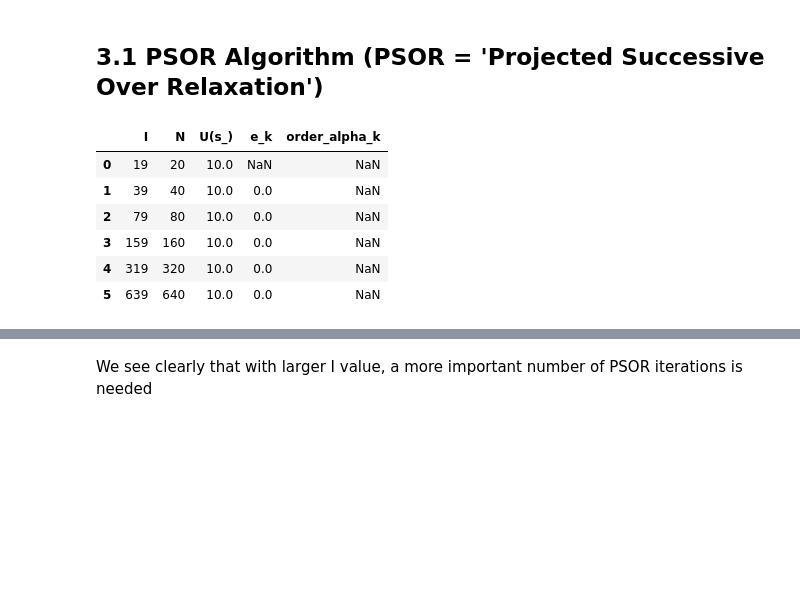
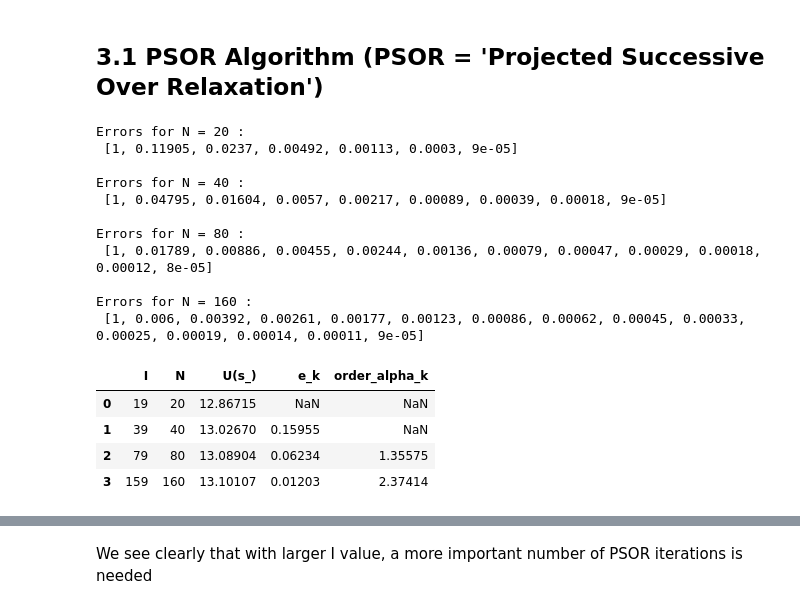
Before and after one commit to SHAO-Nuoya/EDP-in-Finance, a Jupyter notebook: TP2.ipynb, the cells around one changed output, grey strips where cells are left out. Drawn from its saved outputs; the diff is of its cells as text; code cells hidden in the pictures; blank space fills up the shorter version.

```diff
--- a/TP2.ipynb
+++ b/TP2.ipynb
@@ -206,7 +235,7 @@ def dic() -> dict:
 
 
 def get_order_alpha(e_k_1, e_k, h_k_1, h_k) -> float:
-    return np.log(e_k_1 / e_k) / np.log(h_k_1 / h_k)
+    return np.log(abs(e_k_1 / e_k)) / np.log(h_k_1 / h_k)
 
 def P1(s_bar, bs, method):
     U = bs.get_price(method).reshape(-1,1)
@@ -220,7 +249,7 @@ def P1(s_bar, bs, method):
     P1_S = (s_ii - s_bar) * U[index] / bs.h + (s_bar - s_i) * U[index +
                                                                 1] / bs.h
 
-    return P1_S[0]
+    return np.array(P1_S).reshape(-1,1)[0][0]
 
 def get_err_table(method, Is, Ns):
     hs = []
@@ -323,18 +363,27 @@ err_table.round(5)
 # %% [markdown]
 ## 3.1 PSOR Algorithm (PSOR = 'Projected Successive Over Relaxation')
 # %%
-Is = np.array([20*2**k-1 for k in range(6)])
+Is = np.array([20*2**k-1 for k in range(4)])
 Ns = Is + 1
 err_table = get_err_table('EI-AMER-PSOR', Is, Ns)
 err_table.round(5)
 # %% [output]
+Errors for N = 20 :
+ [1, 0.11905, 0.0237, 0.00492, 0.00113, 0.0003, 9e-05]
+
+Errors for N = 40 :
+ [1, 0.04795, 0.01604, 0.0057, 0.00217, 0.00089, 0.00039, 0.00018, 9e-05]
+
+Errors for N = 80 :
+ [1, 0.01789, 0.00886, 0.00455, 0.00244, 0.00136, 0.00079, 0.00047, 0.00029, 0.00018, 0.00012, 8e-05]
+
+Errors for N = 160 :
+ [1, 0.006, 0.00392, 0.00261, 0.00177, 0.00123, 0.00086, 0.00062, 0.00045, 0.00033, 0.00025, 0.00019, 0.00014, 0.00011, 9e-05]
 |  | I | N | U(s_) | e_k | order_alpha_k |
-| 0 | 19 | 20 | 10.0 | NaN | NaN |
-| 1 | 39 | 40 | 10.0 | 0.0 | NaN |
-| 2 | 79 | 80 | 10.0 | 0.0 | NaN |
-| 3 | 159 | 160 | 10.0 | 0.0 | NaN |
-| 4 | 319 | 320 | 10.0 | 0.0 | NaN |
-| 5 | 639 | 640 | 10.0 | 0.0 | NaN |
+| 0 | 19 | 20 | 12.86715 | NaN | NaN |
+| 1 | 39 | 40 | 13.02670 | 0.15955 | NaN |
+| 2 | 79 | 80 | 13.08904 | 0.06234 | 1.35575 |
+| 3 | 159 | 160 | 13.10107 | 0.01203 | 2.37414 |
 # %%
 I = 99
 N = 10
```
Also changed, not shown: parts of 15 cells of this notebook, 1 other file.
